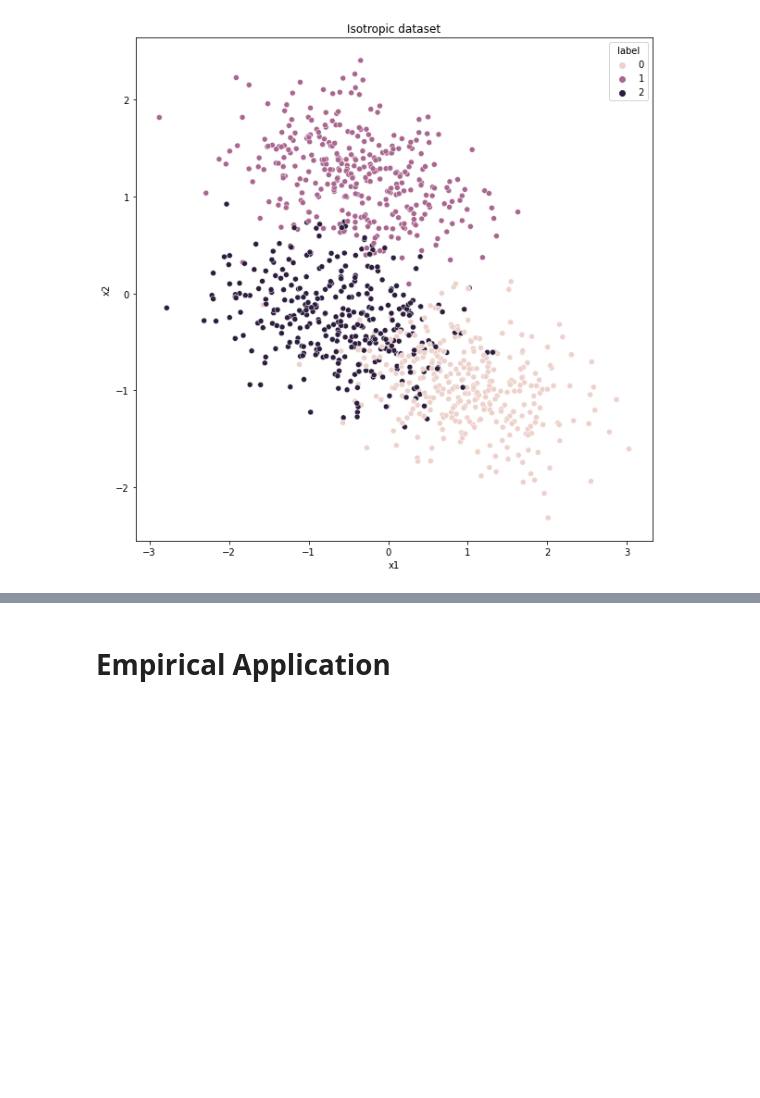
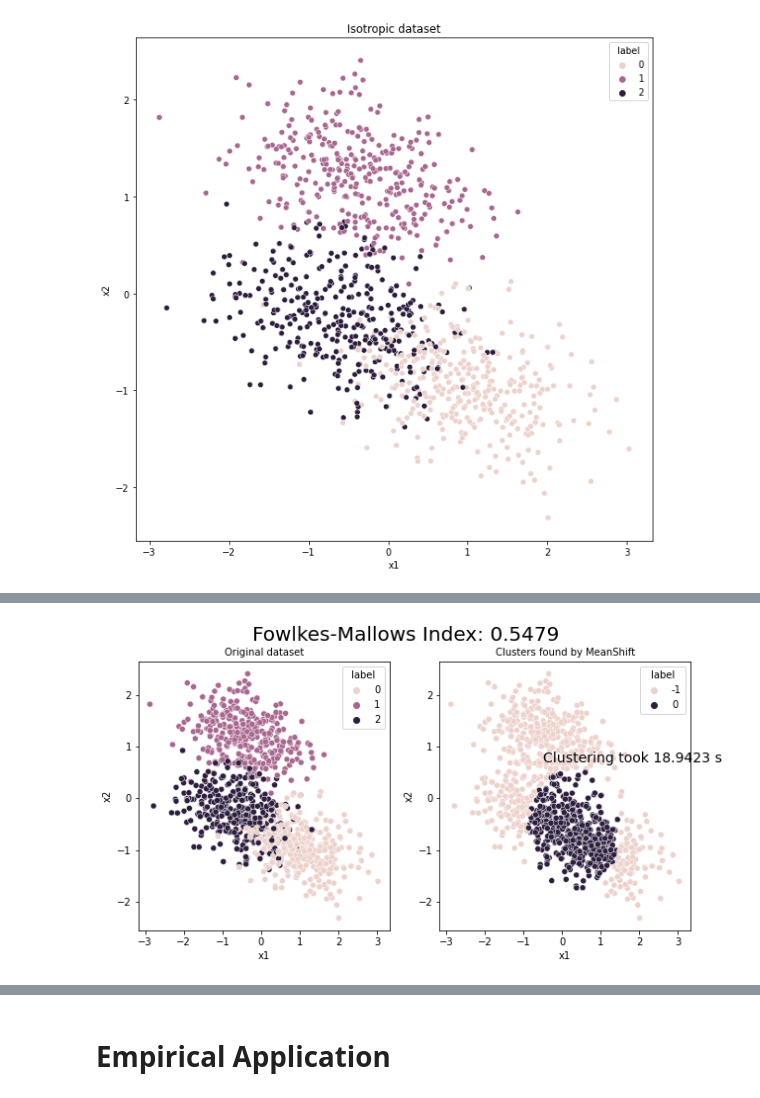
Before and after one commit to JonathanWillnow/CompuStatsClustering, a Jupyter notebook: FinalProject.ipynb, the cells around one changed output, grey strips where cells are left out. Cells and saved outputs as stored; diff of their text form; code cells hidden in the pictures; blank space fills up the shorter version.

```diff
--- a/FinalProject.ipynb
+++ b/FinalProject.ipynb
@@ -1036,0 +1090,4 @@ def simulation_study(data, algorithm, args, kwds):
+# %%
+meanshift, metrics = simulation_study(2, data, sk_cluster.MeanShift, (),  {'cluster_all':False, "max_iter": 300})
+# %% [output]
+[figure, added]
```
Also changed, not shown: parts of 18 cells of this notebook.
